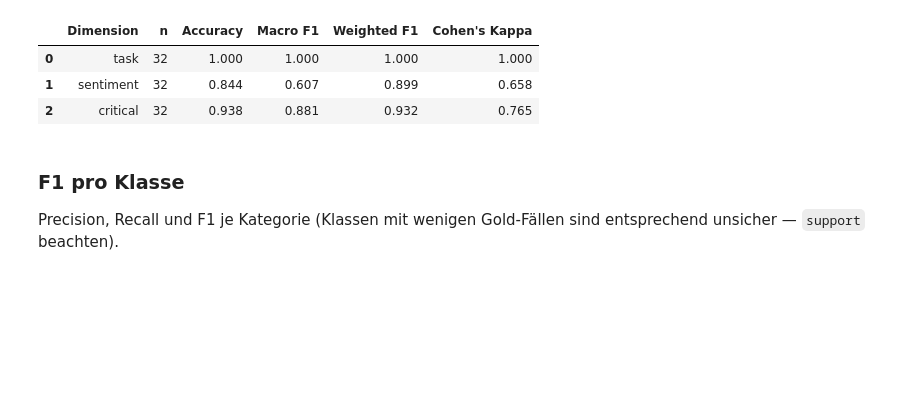
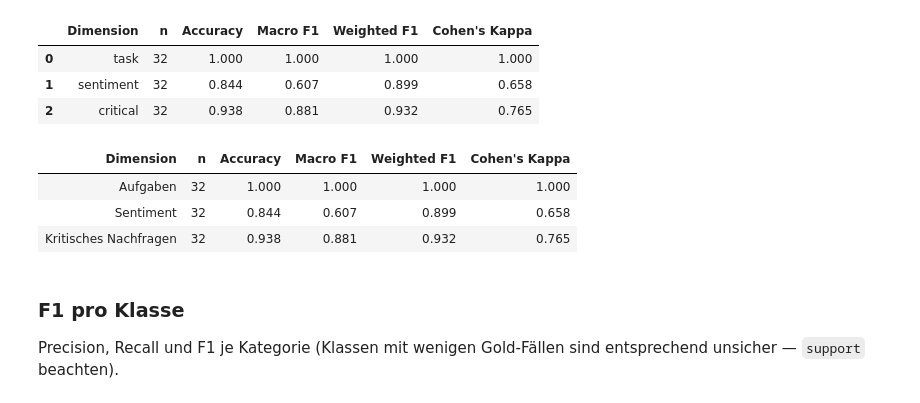
Before and after one commit to 47867/Masterprojekt-Chatbots-Fork, a Jupyter notebook: Python_code/Result_error_analysis.ipynb, the cells around one changed output. Saved outputs shown, nothing was run; the diff lists cells and outputs as text; code cells hidden in the pictures; blank space fills up the shorter version.

```diff
--- a/Python_code/Result_error_analysis.ipynb
+++ b/Python_code/Result_error_analysis.ipynb
@@ -214,6 +222,56 @@ if gold is not None:
 | 0 | task | 32 | 1.000 | 1.000 | 1.000 | 1.000 |
 | 1 | sentiment | 32 | 0.844 | 0.607 | 0.899 | 0.658 |
 | 2 | critical | 32 | 0.938 | 0.881 | 0.932 | 0.765 |
+# %%
+# Metriktabelle im Stil der R-/Booktabs-Tabellen: nur horizontale Linien
+# (oben, unter dem Spaltenkopf, unten), keine vertikalen Linien, kein Zeilenindex.
+def booktabs(df, precision=3):
+    styles = [
+        {"selector": "", "props": [
+            ("border-collapse", "collapse"),
+            ("border", "none"),
+            ("margin", "0.6em 0"),
+        ]},
+        {"selector": "th, td", "props": [
+            ("border", "none"),
+            ("padding", "4px 14px"),
+            ("text-align", "right"),
+            ("font-family", "Georgia, 'Times New Roman', serif"),
+            ("font-size", "0.95em"),
+            ("color", "#000000"),
+            ("background-color", "transparent"),
+        ]},
+        # Doppelte Linie um den Spaltenkopf herum
+        {"selector": "thead th", "props": [
+            ("border-top", "1.4px solid #000000"),
+            ("border-bottom", "1px solid #000000"),
+            ("font-weight", "bold"),
+        ]},
+        # Abschlusslinie unter der letzten Datenzeile
+        {"selector": "tbody tr:last-child td", "props": [
+            ("border-bottom", "1.4px solid #000000"),
+        ]},
+        # erste Spalte (Beschriftung) linksbündig
+        {"selector": "th:first-child, td:first-child", "props": [("text-align", "left")]},
+    ]
+    return (
+        df.style
+        .hide(axis="index")
+        .format(precision=precision)
+        .set_table_styles(styles)
+    )
+
+
+if gold is not None:
+    llm_metrics_tab = llm_metrics.assign(Dimension=lambda d: d["Dimension"].map(DIM_LABELS))
+    TABS.mkdir(exist_ok=True)
+    llm_metrics_tab.round(3).to_csv(TABS / "T20_llm_metriken.csv", index=False)
+    display(booktabs(llm_metrics_tab))
+# %% [output]
+| Dimension | n | Accuracy | Macro F1 | Weighted F1 | Cohen's Kappa |
+| Aufgaben | 32 | 1.000 | 1.000 | 1.000 | 1.000 |
+| Sentiment | 32 | 0.844 | 0.607 | 0.899 | 0.658 |
+| Kritisches Nachfragen | 32 | 0.938 | 0.881 | 0.932 | 0.765 |
 # %% [markdown]
 ### F1 pro Klasse
 
```
Also changed, not shown: parts of 3 cells of this notebook, 2 other files.
